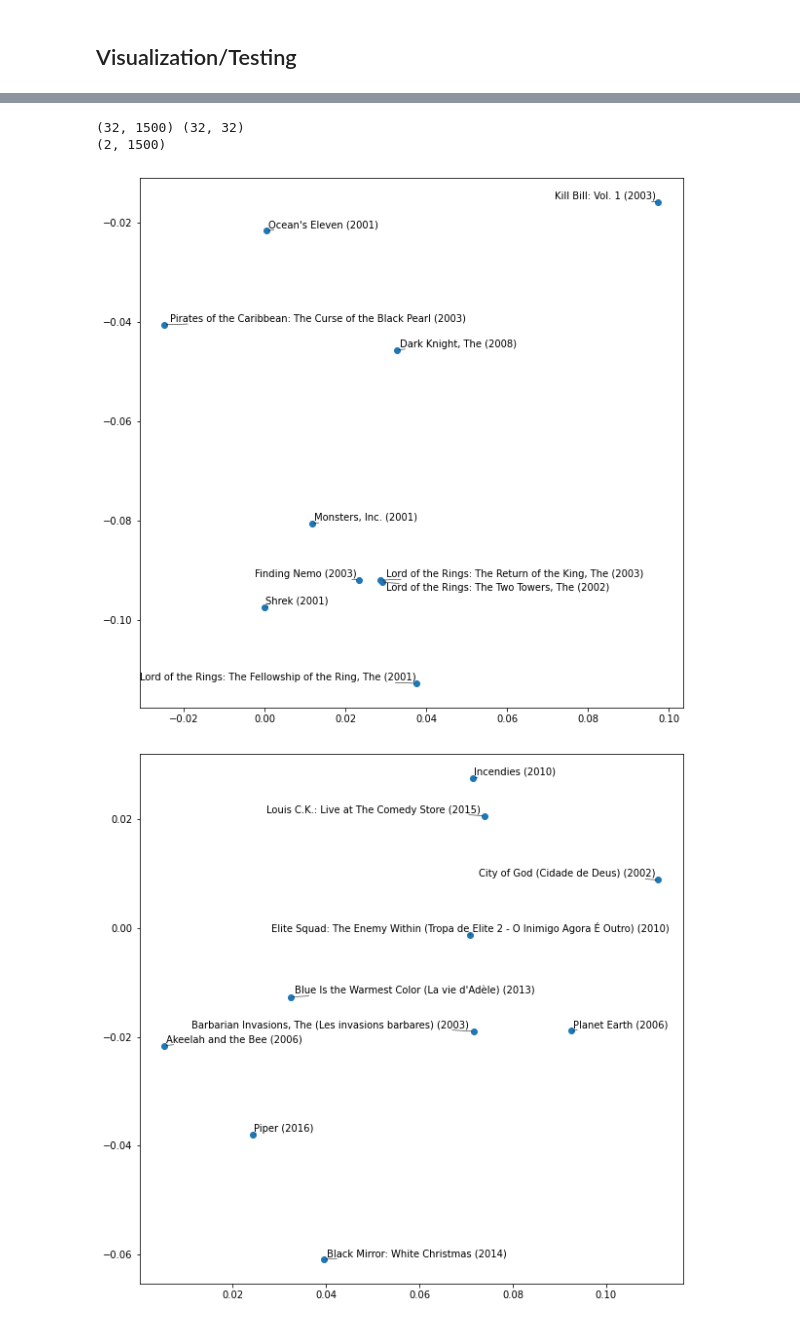
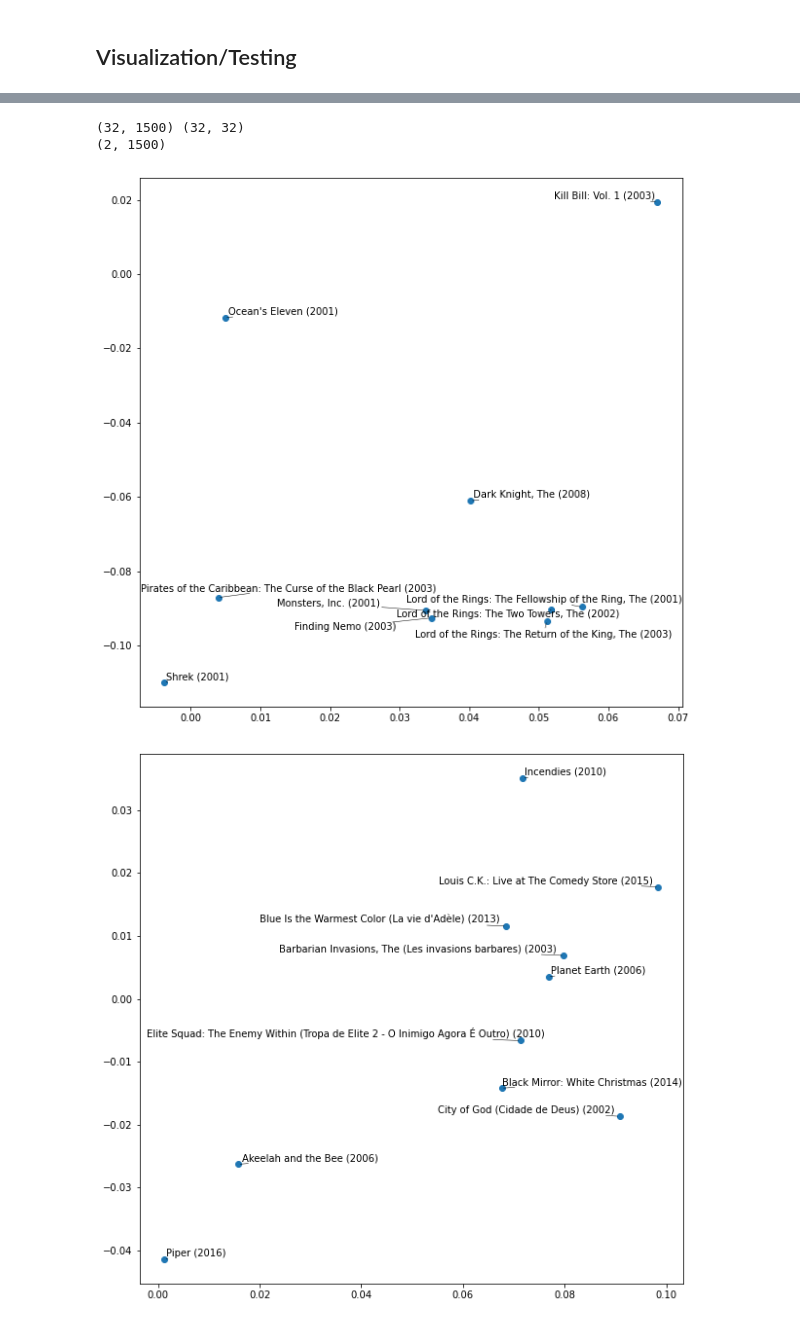
Before and after one commit to L-anc/MovieLens, a Jupyter notebook: neural_cf/neural_mf.ipynb, the cells around one changed output, grey strips where cells are left out. Drawn from its saved outputs; the diff is of its cells as text; code cells hidden in the pictures.

```diff
--- a/neural_cf/neural_mf.ipynb
+++ b/neural_cf/neural_mf.ipynb
@@ -108,7 +108,7 @@ model = NeuralCollaborativeFiltering(
     dropout=0.0).cuda()
 
 criterion = torch.nn.MSELoss()
-optimizer = torch.optim.Adam(model.parameters(), lr=0.002, weight_decay=7e-3)
+optimizer = torch.optim.Adam(model.parameters(), lr=0.002, weight_decay=6e-3)
 
 model
 # %% [output]
@@ -317,33 +328,36 @@ Juno (2007)
 # Compute SVD of movie_embedding
 V = movie_embedding.T # put movies on columns
 V -= np.mean(V, axis=0) # subtract mean
 
 A, s, B = np.linalg.svd(V, full_matrices=False)
 
 print(V.shape, A.shape)
 movie_projected = A[:, :2].T @ V
 print(movie_projected.shape)
 
 # Plot the first 2 principal components of the movie embedding for the 10 most popular movies
 n_movies = 10
 
 %config InlineBackend.print_figure_kwargs = {'facecolor' : "w"}
 
-def plot_svd(movie_list, filename=None):
+def plot_svd(movie_list, filename=None, title=None):
     plt.figure(figsize=(10, 10))
+    # plt.scatter(movie_projected[0, movie_ids], movie_projected[1, movie_ids], alpha=0.1, color="k")
     var = plt.scatter(movie_projected[0, movie_list], movie_projected[1, movie_list])
     texts = [plt.text(movie_projected[0, id], movie_projected[1, id], movie_titles[id]) for id in movie_list]
     adjust_text(texts, arrowprops=dict(arrowstyle="-", color='k', lw=0.5))
+
+    plt.title(title)
 
     if filename is not None:
         plt.savefig(filename, dpi=300, bbox_inches="tight", facecolor="w")
 
     plt.show()
 
 plot_svd(popular_movie_ids[:n_movies], "popular_movies.png")
 plot_svd(top_movie_ids[:n_movies], "top_movies.png")
 # %% [output]
 (32, 1500) (32, 32)
 (2, 1500)
-[figure, old version]
+[figure, new version]
-[figure, old version]
+[figure, new version]
```
Also changed, not shown: parts of 8 cells of this notebook, 7 other files.
